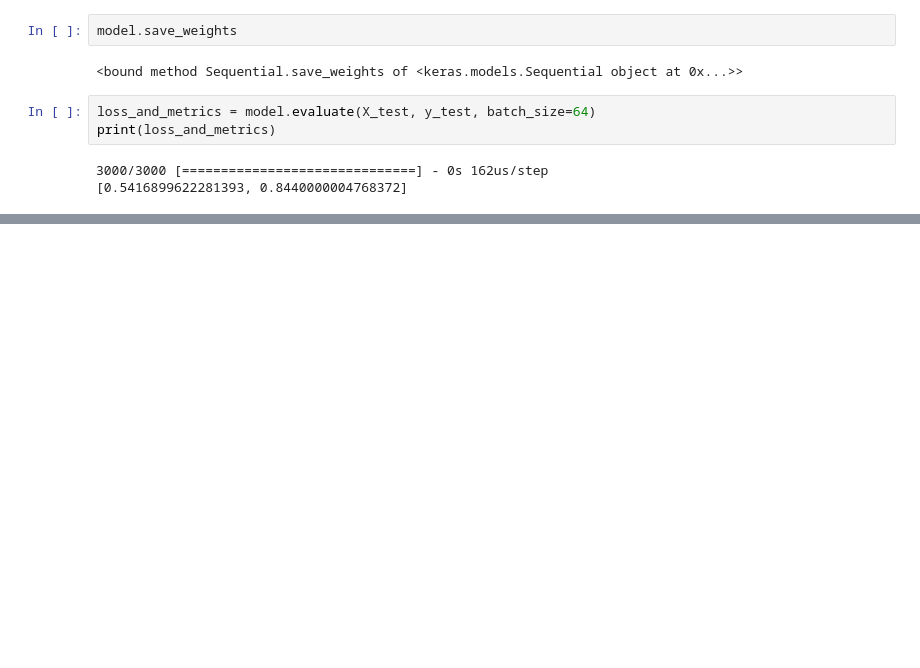
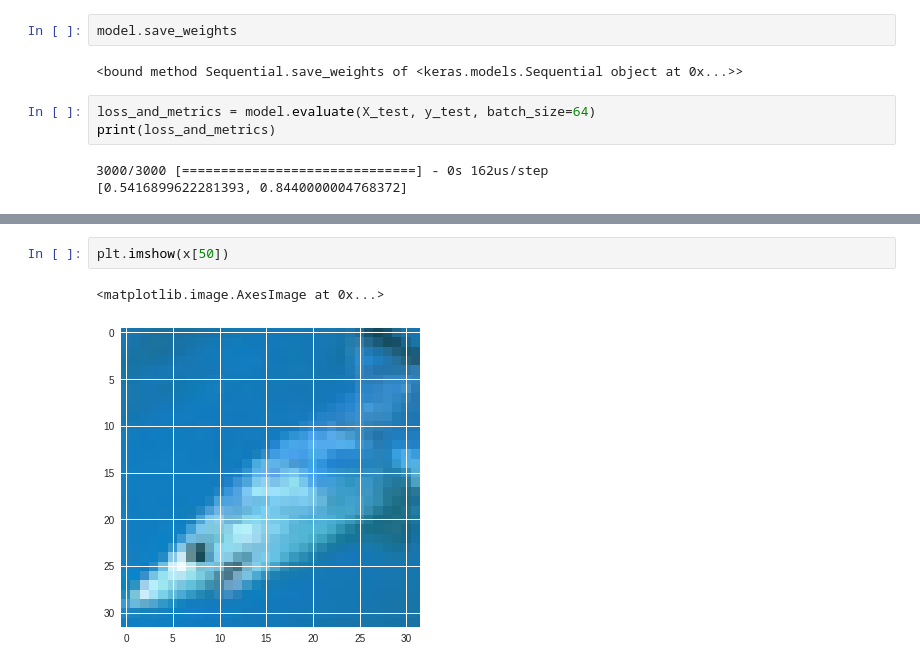
Before and after one commit to roxasboss/TM-lyca-2018, a Jupyter notebook: CIFAR10_test.ipynb, the cells around one changed output, grey strips where cells are left out. Drawn from its saved outputs; the diff is of its cells as text; blank space fills up the shorter version.

```diff
--- a/CIFAR10_test.ipynb
+++ b/CIFAR10_test.ipynb
@@ -201,0 +264,5 @@ print(loss_and_metrics)
+# %%
+plt.imshow(x[50])
+# %% [output]
+<matplotlib.image.AxesImage at 0x...>
+[figure, added]
```
Also changed, not shown: parts of 31 cells of this notebook.
